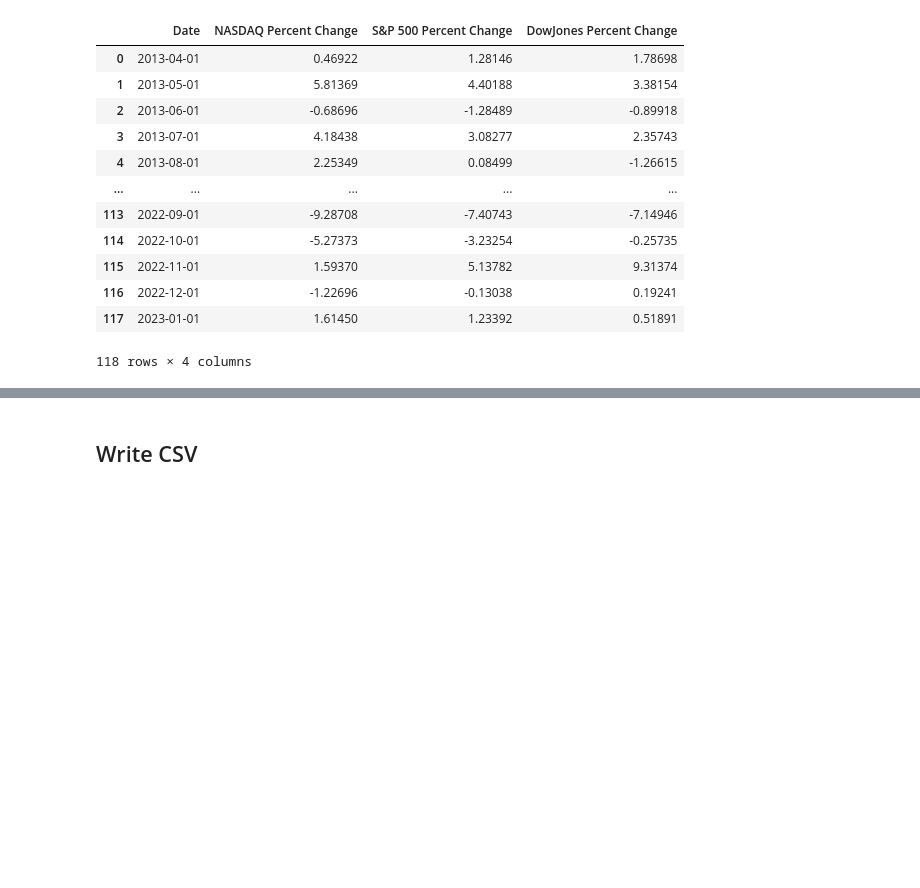
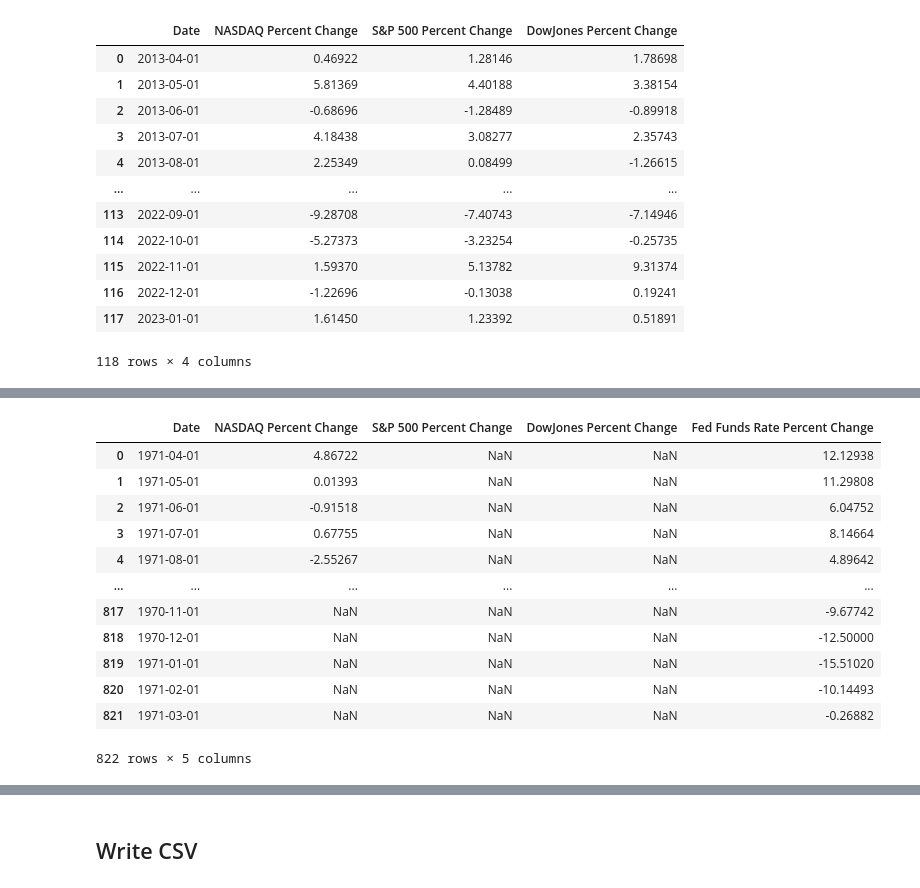
Before and after one commit to SantDRS/project1, a Jupyter notebook: G1P1-DataAnalysis.ipynb, the cells around one changed output, grey strips where cells are left out. Cells and saved outputs as stored; diff of their text form; code cells hidden in the pictures; blank space fills up the shorter version.

```diff
--- a/G1P1-DataAnalysis.ipynb
+++ b/G1P1-DataAnalysis.ipynb
@@ -509 +565,19 @@ ytd_change_df.plot(x='Date', kind='line', ax=ax)
 [figure]
+# %%
+# Merge the percent change DataFrames + Fed Funds data (All Data)
+ffindex_change_df = pd.merge(index_change_df, ff_change_df, on='Date', how='outer')
+ffindex_change_df
+# %% [output]
+|  | Date | NASDAQ Percent Change | S&P 500 Percent Change | DowJones Percent Change | Fed Funds Rate Percent Change |
+| 0 | 1971-04-01 | 4.86722 | NaN | NaN | 12.12938 |
+| 1 | 1971-05-01 | 0.01393 | NaN | NaN | 11.29808 |
+| 2 | 1971-06-01 | -0.91518 | NaN | NaN | 6.04752 |
+| 3 | 1971-07-01 | 0.67755 | NaN | NaN | 8.14664 |
+| 4 | 1971-08-01 | -2.55267 | NaN | NaN | 4.89642 |
+| ... | ... | ... | ... | ... | ... |
+| 817 | 1970-11-01 | NaN | NaN | NaN | -9.67742 |
+| 818 | 1970-12-01 | NaN | NaN | NaN | -12.50000 |
+| 819 | 1971-01-01 | NaN | NaN | NaN | -15.51020 |
+| 820 | 1971-02-01 | NaN | NaN | NaN | -10.14493 |
+| 821 | 1971-03-01 | NaN | NaN | NaN | -0.26882 |
+822 rows × 5 columns
```
Also changed, not shown: parts of 21 cells of this notebook, 1 other file.
